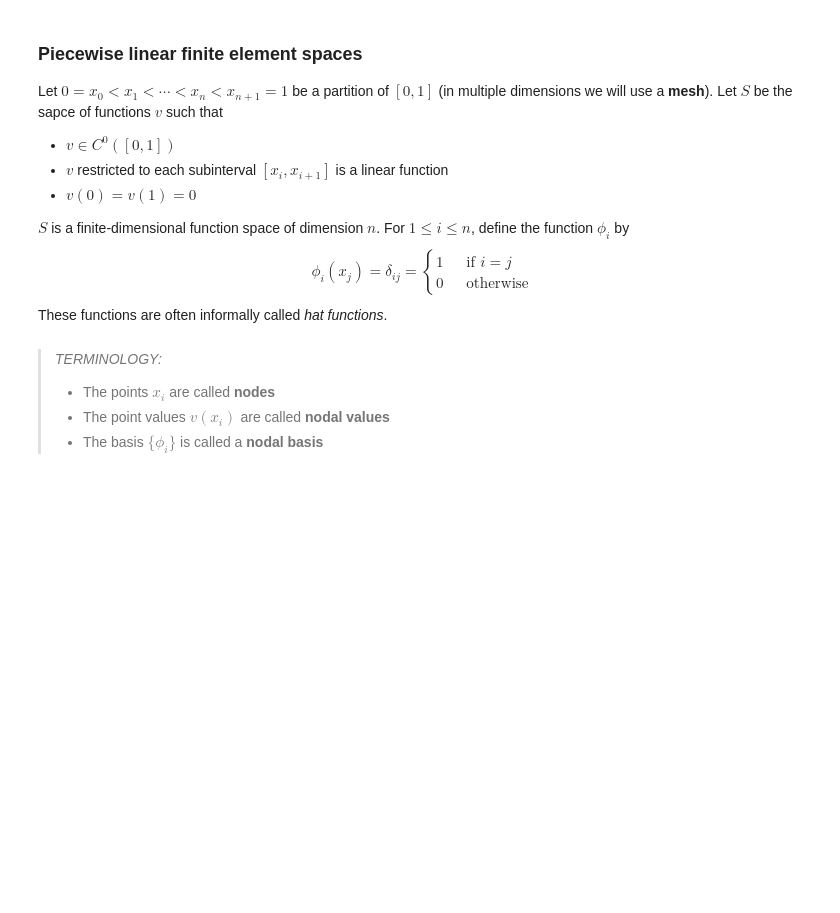
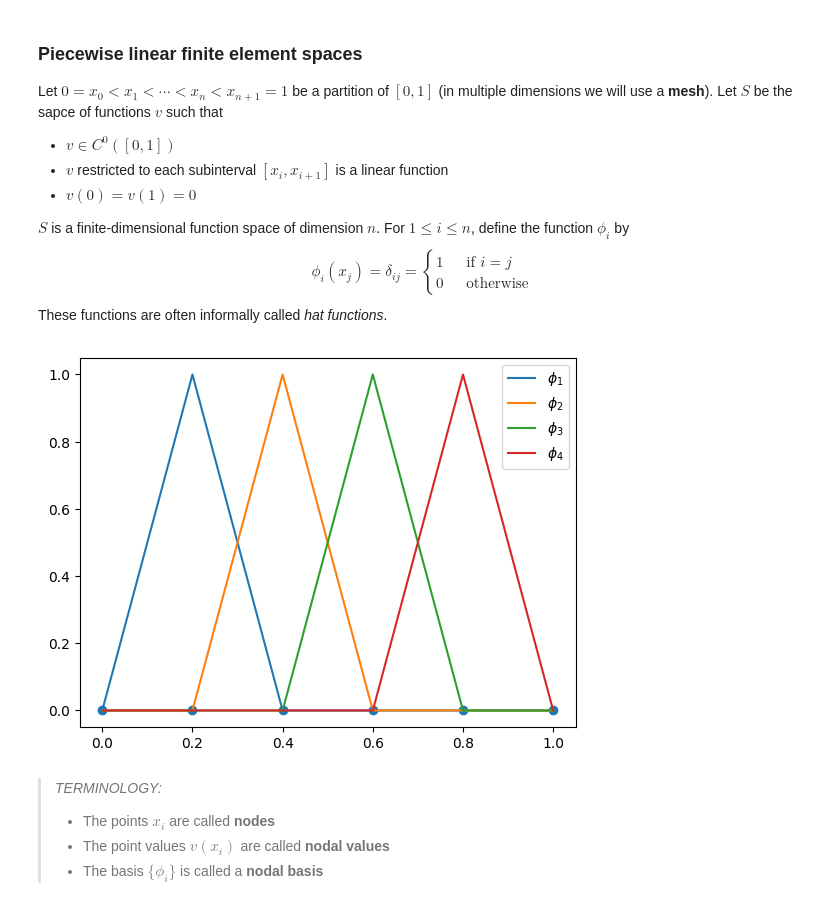
Before and after one commit to pazner/mth-651, a Jupyter notebook: lecture_notebooks/lecture_2.ipynb, the cells around one changed output. Cells and saved outputs as stored; diff of their text form; code cells hidden in the pictures; blank space fills up the shorter version.

```diff
--- a/lecture_notebooks/lecture_2.ipynb
+++ b/lecture_notebooks/lecture_2.ipynb
@@ -260,21 +260,24 @@ These functions are often informally called _hat functions_.
 # %%
 import numpy as np
 import matplotlib.pyplot as plt
 # Create some uniformly spaced points
-n = 10
+n = 4
 x = np.linspace(0, 1, n+2)
 
 def phi(i):
    y = np.zeros(n+2)
    y[i] = 1
    return y
 
 plt.scatter(x, 0*x)
 plt.plot(x, phi(1), label="$\\phi_1$")
 plt.plot(x, phi(2), label="$\\phi_2$")
 plt.plot(x, phi(3), label="$\\phi_3$")
+plt.plot(x, phi(4), label="$\\phi_4$")
 plt.legend()
 plt.show()
+# %% [output]
+[figure, added]
 # %% [markdown]
 > _TERMINOLOGY:_
 > * The points $x_i$ are called **nodes**
```
